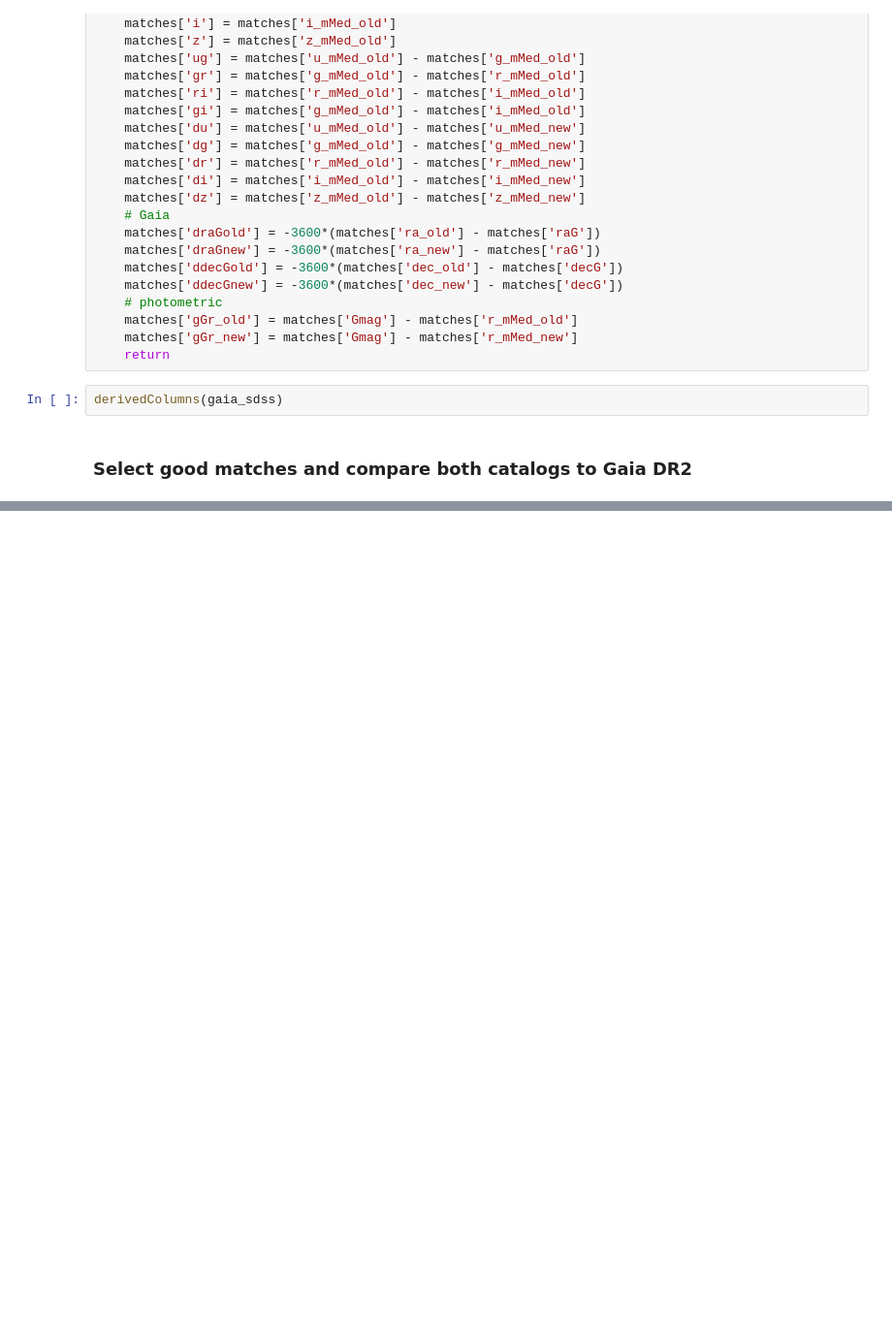
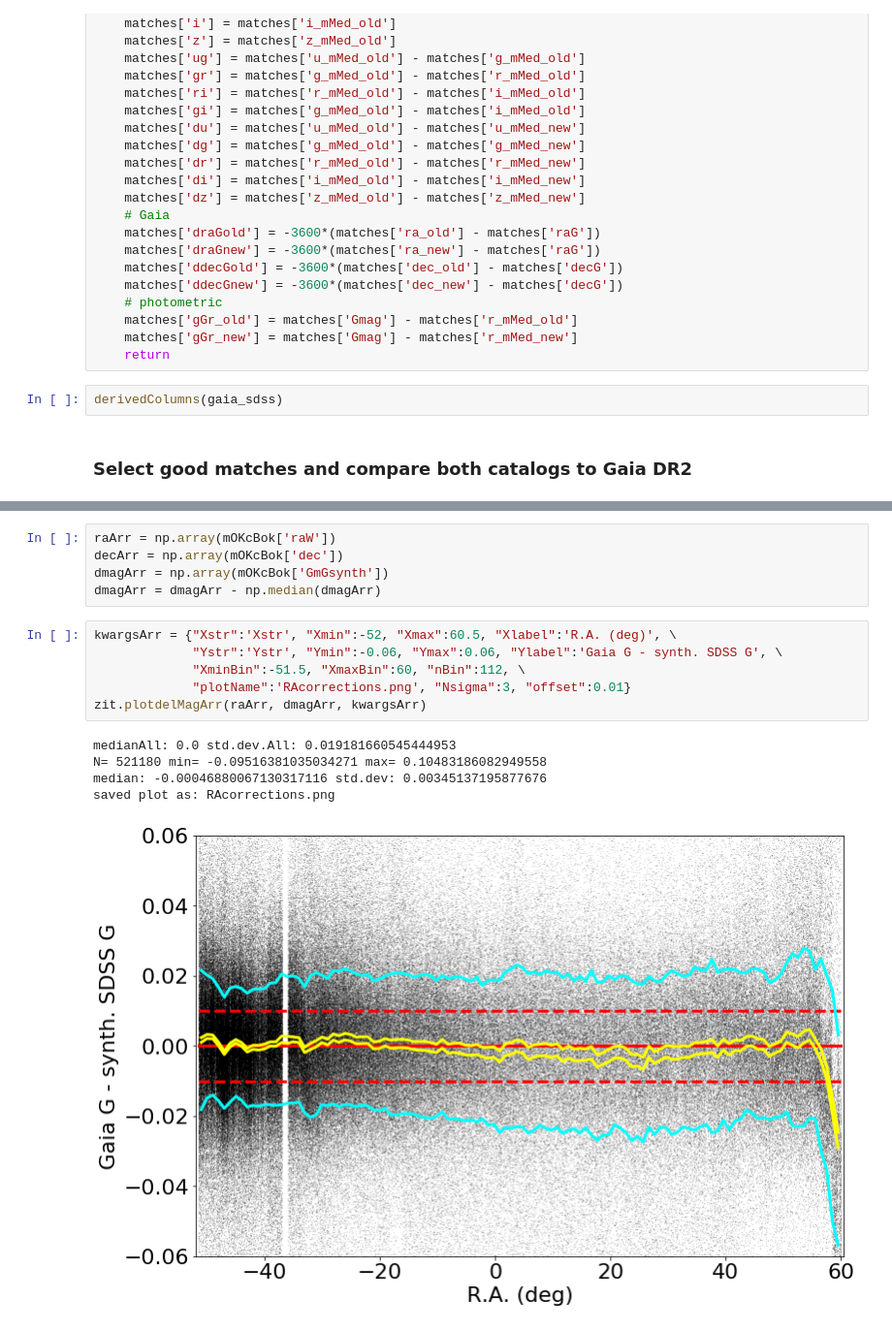
Before and after one commit to Karuntg/SDSS_SSC, a Jupyter notebook: Analysis_2020/ZIanalysis_NEWcatOLDcat-GaiaDR2-photometry.ipynb, the cells around one changed output, grey strips where cells are left out. Shown at 97% size. Drawn from its saved outputs; the diff is of its cells as text; blank space fills up the shorter version.

```diff
--- a/Analysis_2020/ZIanalysis_NEWcatOLDcat-GaiaDR2-photometry.ipynb
+++ b/Analysis_2020/ZIanalysis_NEWcatOLDcat-GaiaDR2-photometry.ipynb
@@ -662,0 +491,17 @@ if (0)
+# %%
+raArr = np.array(mOKcBok['raW'])
+decArr = np.array(mOKcBok['dec'])
+dmagArr = np.array(mOKcBok['GmGsynth'])
+dmagArr = dmagArr - np.median(dmagArr)
+# %%
+kwargsArr = {"Xstr":'Xstr', "Xmin":-52, "Xmax":60.5, "Xlabel":'R.A. (deg)', \
+             "Ystr":'Ystr', "Ymin":-0.06, "Ymax":0.06, "Ylabel":'Gaia G - synth. SDSS G', \
+             "XminBin":-51.5, "XmaxBin":60, "nBin":112, \
+             "plotName":'RAcorrections.png', "Nsigma":3, "offset":0.01}
+zit.plotdelMagArr(raArr, dmagArr, kwargsArr)
+# %% [output]
+medianAll: 0.0 std.dev.All: 0.019181660545444953
+N= 521180 min= -0.09516381035034271 max= 0.10483186082949558
+median: -0.00046880067130317116 std.dev: 0.00345137195877676
+saved plot as: RAcorrections.png
+[figure, added]
```
Also changed, not shown: parts of 42 cells of this notebook.
